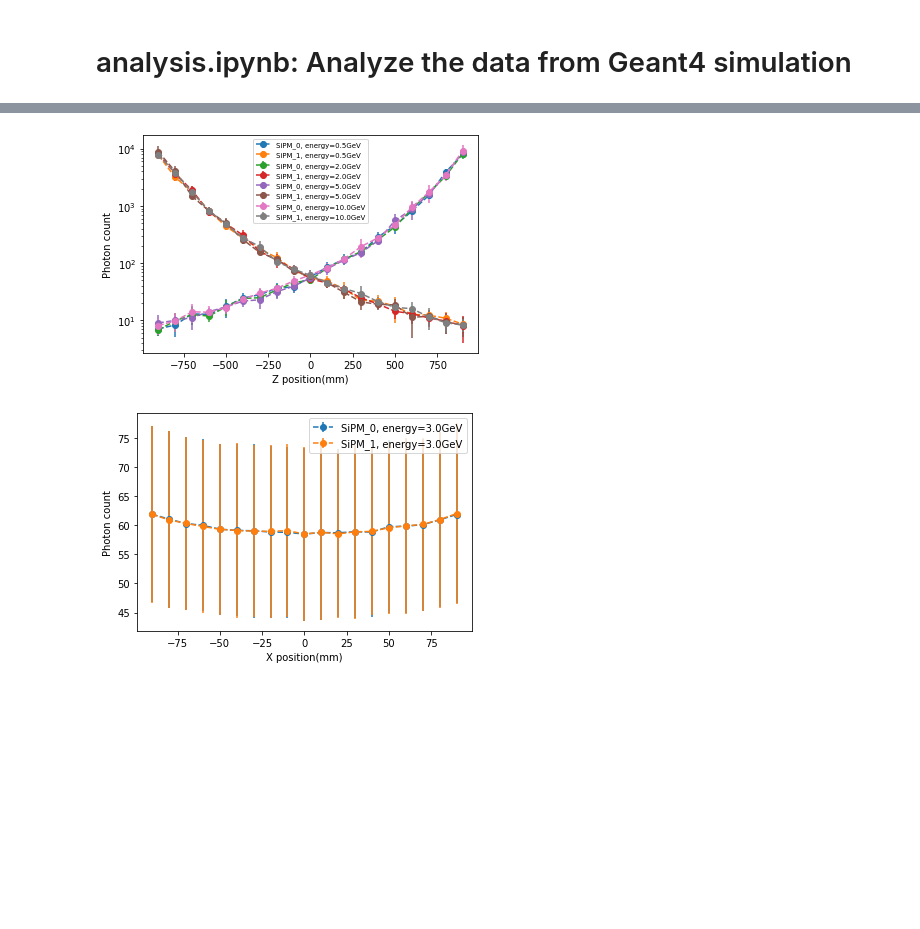
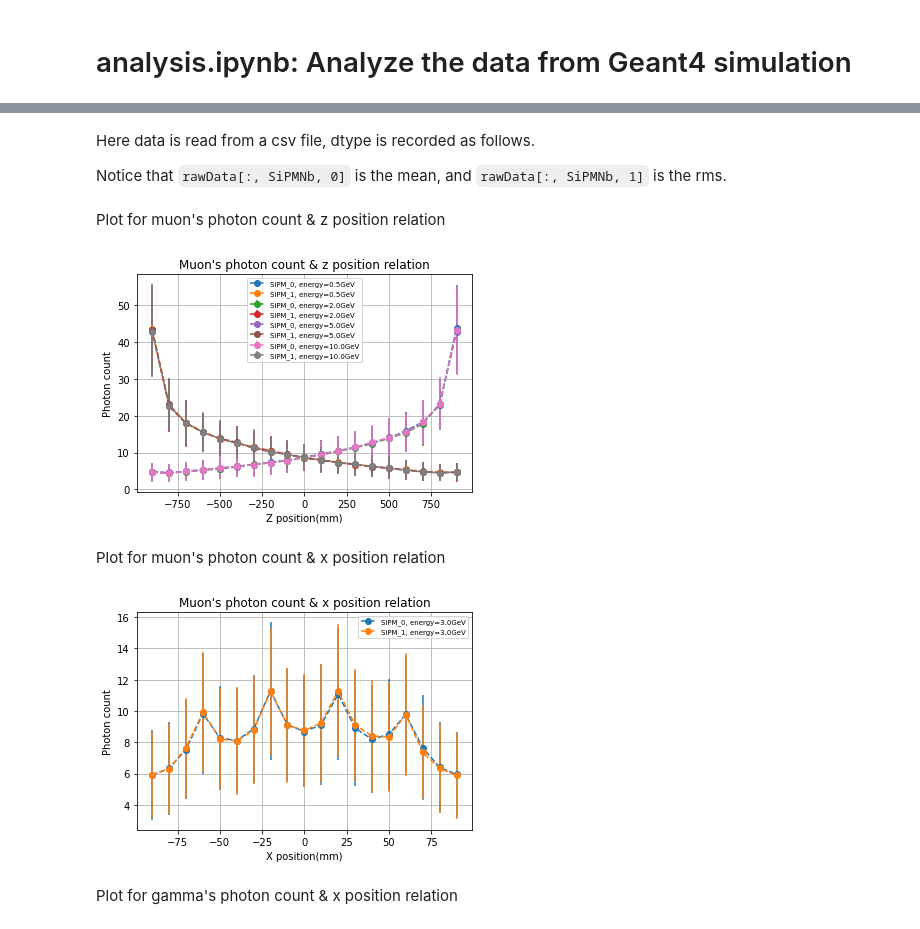
Before and after one commit to mhliu0001/MuonVeto, a Jupyter notebook: analysis/analysis.ipynb, the cells around one changed output, grey strips where cells are left out. Drawn from its saved outputs; the diff is of its cells as text; code cells hidden in the pictures; blank space fills up the shorter version.

Commit message:
Data analysis at Pangu; added bar chart; improved analysis.ipynb

```diff
--- a/analysis/analysis.ipynb
+++ b/analysis/analysis.ipynb
@@ -34,69 +8,83 @@ for SiPMNb in range(SiPMCount):
-# %%
-rawData_gamma = np.loadtxt('../data/gamma_z.csv', delimiter=',')
-
-zPosition_gamma = rawData_gamma[:, 0]
-energy_z_gamma = rawData_gamma[:, 3]
-mean_z_gamma = np.empty((SiPMCount, rawData_gamma.shape[0]))
-rms_z_gamma = np.empty((SiPMCount, rawData_gamma.shape[0]))
-
-for SiPMNb in range(SiPMCount):
-    mean_z_gamma[SiPMNb] = rawData_gamma[:, 2*SiPMNb+4]
-    rms_z_gamma[SiPMNb] = rawData_gamma[:, 2*SiPMNb+5]
+# %% [markdown]
+Here data is read from a csv file, dtype is recorded as follows.
+
+Notice that `rawData[:, SiPMNb, 0]` is the mean, and `rawData[:, SiPMNb, 1]` is the rms.
+# %%
+dtype = np.dtype([
+    ("z_position", "<f8"),
+    ("x_position", "<f8"),
+    ("particle_nb", "<i2"),
+    ("energy", "<f8"),
+    ("SiPM_stat", "<f8", (SiPMCount,2)),
+])
+
+rawData_z = np.loadtxt('../data/muon_z.csv', dtype=dtype, delimiter=',')
+rawData_x = np.loadtxt('../data/muon_x.csv', dtype=dtype, delimiter=',')
+rawData_gamma = np.loadtxt('../data/gamma_z.csv', dtype=dtype, delimiter=',')
+# %% [markdown]
+Plot for muon's photon count & z position relation
 # %%
-energyValue, indices = np.unique(energy_z, return_index=True)
+energyValue, indices = np.unique(rawData_z['energy'], return_index=True)
 
 fig, ax = plt.subplots()
 for energyIndex in range(energyValue.shape[0]):
     if energyIndex == energyValue.shape[0]-1:
         for SiPMNb in range(SiPMCount):
             ax.errorbar(
-                zPosition[indices[energyIndex]:],
-                mean_z[SiPMNb][indices[energyIndex]:],
-                rms_z[SiPMNb][indices[energyIndex]:],
+                rawData_z['z_position'][indices[energyIndex]:],
+                rawData_z['SiPM_stat'][indices[energyIndex]:, SiPMNb, 0],
+                rawData_z['SiPM_stat'][indices[energyIndex]:, SiPMNb, 1],
                 fmt='o--',
                 label=f"SiPM_{SiPMNb}, energy={energyValue[energyIndex]}GeV")
     else:
         for SiPMNb in range(SiPMCount):
             ax.errorbar(
-                zPosition[indices[energyIndex]:indices[energyIndex+1]],
-                mean_z[SiPMNb][indices[energyIndex]:indices[energyIndex+1]],
-                rms_z[SiPMNb][indices[energyIndex]:indices[energyIndex+1]],
+                rawData_z['z_position'][indices[energyIndex]:indices[energyIndex+1]],
+                rawData_z['SiPM_stat'][indices[energyIndex]:indices[energyIndex+1], SiPMNb, 0],
+                rawData_z['SiPM_stat'][indices[energyIndex]:indices[energyIndex+1], SiPMNb, 1],
                 fmt='o--',
                 label=f"SiPM_{SiPMNb}, energy={energyValue[energyIndex]}GeV")
 
 ax.set_xlabel("Z position(mm)")
 ax.set_ylabel("Photon count")
-ax.set_yscale('log')
 ax.legend(fontsize=7)
+ax.grid()
+plt.title("Muon's photon count & z position relation")
 plt.savefig("./figure/muon_z.png", dpi=600, bbox_inches='tight')
 # %% [output]
-[figure, old version]
+[figure, new version]
+# %% [markdown]
+Plot for muon's photon count & x position relation
 # %%
-energyValue, indices = np.unique(energy_x, return_index=True)
+energyValue, indices = np.unique(rawData_x['energy'], return_index=True)
 
 fig, ax = plt.subplots()
 for energyIndex in range(energyValue.shape[0]):
     if energyIndex == energyValue.shape[0]-1:
         for SiPMNb in range(SiPMCount):
             ax.errorbar(
-                xPosition[indices[energyIndex]:],
-                mean_x[SiPMNb][indices[energyIndex]:],
-                rms_x[SiPMNb][indices[energyIndex]:],
+                rawData_x['x_position'][indices[energyIndex]:],
+                rawData_x['SiPM_stat'][indices[energyIndex]:, SiPMNb, 0],
+                rawData_x['SiPM_stat'][indices[energyIndex]:, SiPMNb, 1],
                 fmt='o--',
                 label=f"SiPM_{SiPMNb}, energy={energyValue[energyIndex]}GeV")
     else:
         for SiPMNb in range(SiPMCount):
             ax.errorbar(
-                xPosition[indices[energyIndex]:indices[energyIndex+1]],
-                mean_x[SiPMNb][indices[energyIndex]:indices[energyIndex+1]],
-                rms_x[SiPMNb][indices[energyIndex]:indices[energyIndex+1]],
+                rawData_x['x_position'][indices[energyIndex]:indices[energyIndex+1]],
+                rawData_x['SiPM_stat'][indices[energyIndex]:indices[energyIndex+1], SiPMNb, 0],
+                rawData_x['SiPM_stat'][indices[energyIndex]:indices[energyIndex+1], SiPMNb, 1],
                 fmt='o--',
                 label=f"SiPM_{SiPMNb}, energy={energyValue[energyIndex]}GeV")
 
 ax.set_xlabel("X position(mm)")
 ax.set_ylabel("Photon count")
-ax.legend()
+ax.legend(fontsize=7)
+ax.grid()
+plt.title("Muon's photon count & x position relation")
 plt.savefig("./figure/muon_x.png", dpi=600, bbox_inches='tight')
 # %% [output]
-[figure, old version]
+[figure, new version]
+# %% [markdown]
+Plot for gamma's photon count & x position relation
 # %%
```
Also changed, not shown: parts of 8 cells of this notebook, 17 other files.
